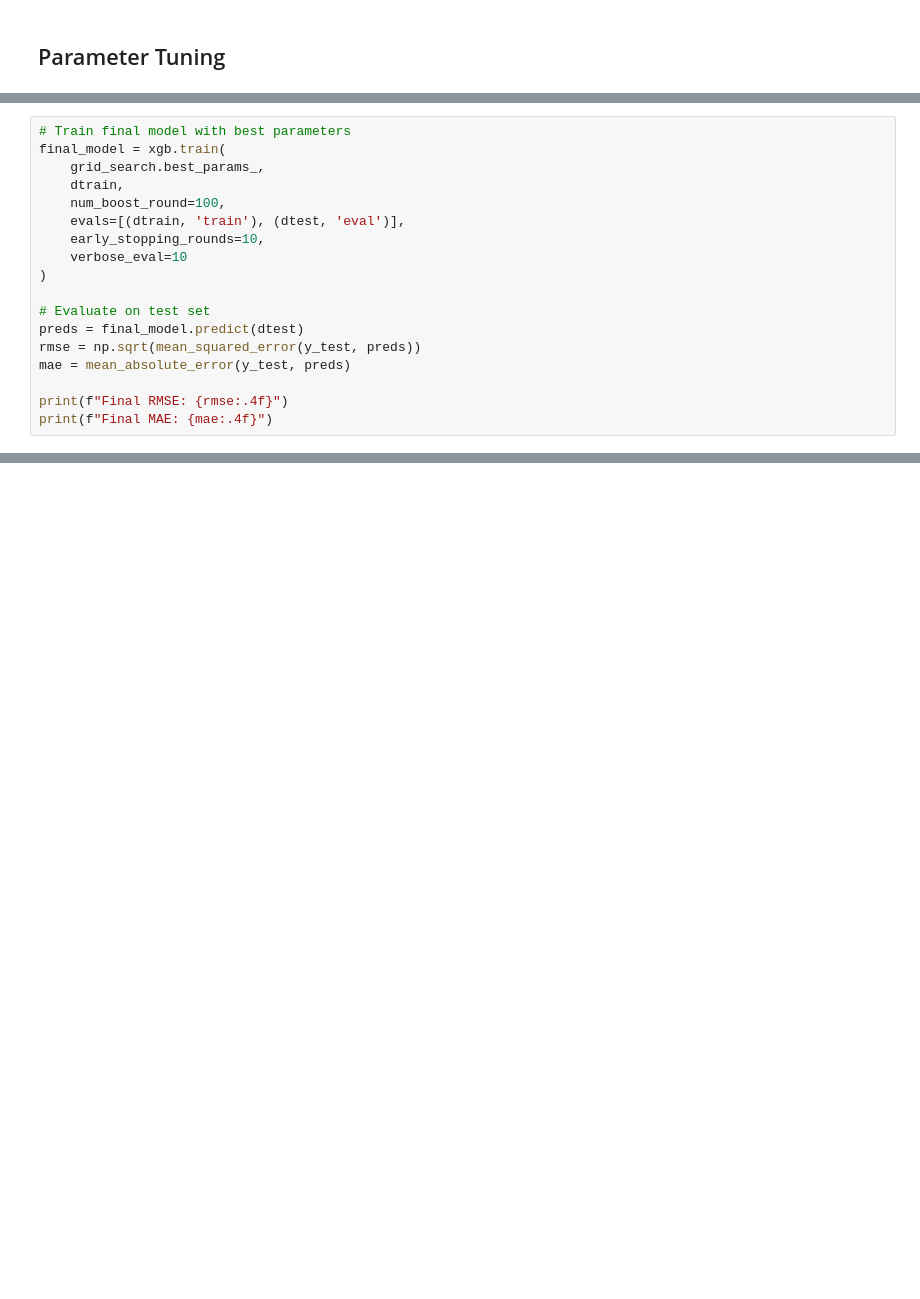
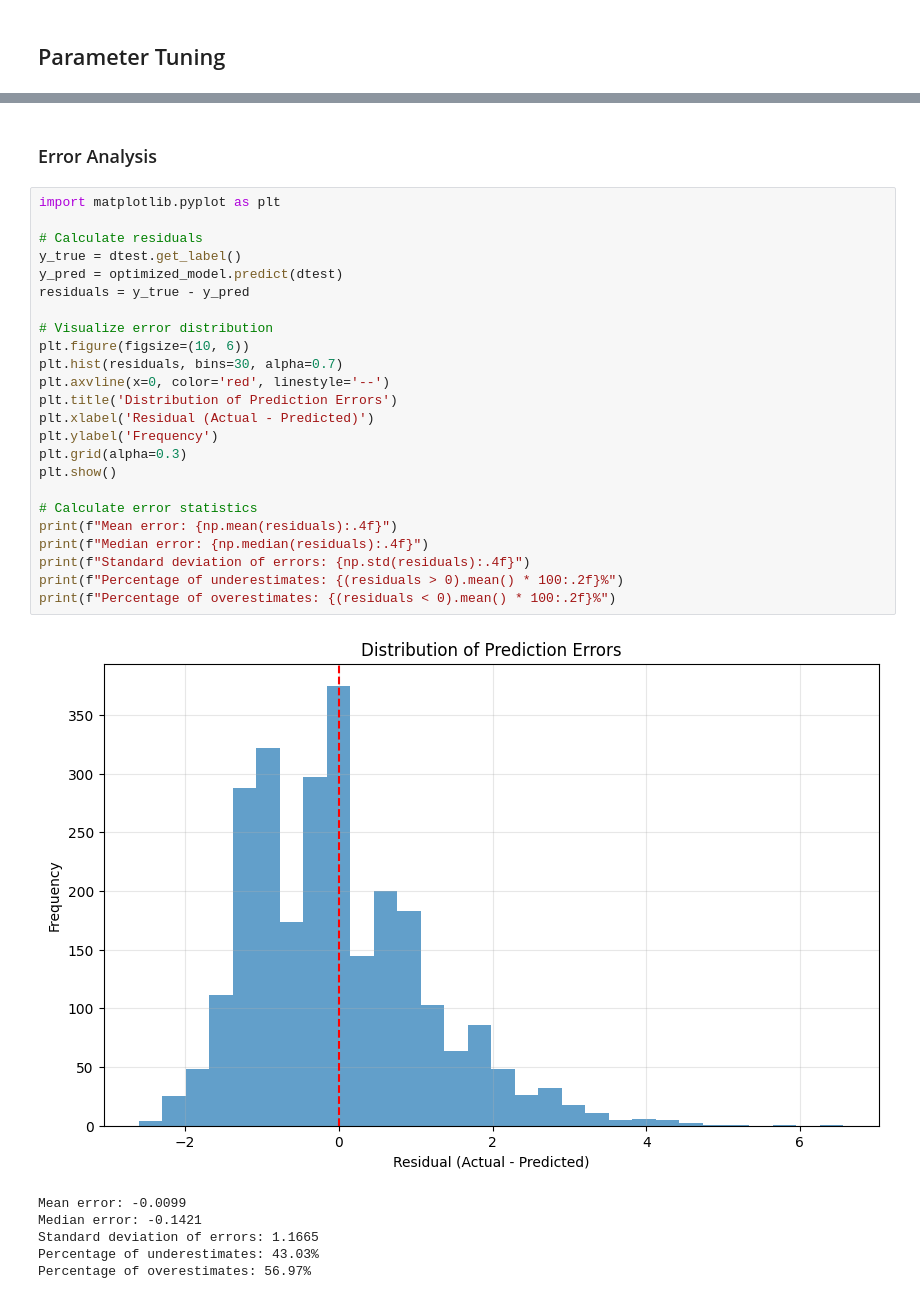
Before and after one commit to louis-porter/algobetting, a Jupyter notebook: algo/models/team_goals/xgb_team_goals.ipynb, the cells around one changed output, grey strips where cells are left out. Saved outputs shown, nothing was run; the diff lists cells and outputs as text; blank space fills up the shorter version.

Commit message:
evaluated model

```diff
--- a/algo/models/team_goals/xgb_team_goals.ipynb
+++ b/algo/models/team_goals/xgb_team_goals.ipynb
@@ -177,18 +329,0 @@ TypeError: train() got an unexpected keyword argument 'num_rounds'
-# %%
-# Train final model with best parameters
-final_model = xgb.train(
-    grid_search.best_params_,
-    dtrain,
-    num_boost_round=100,
-    evals=[(dtrain, 'train'), (dtest, 'eval')],
-    early_stopping_rounds=10,
-    verbose_eval=10
-)
-
-# Evaluate on test set
-preds = final_model.predict(dtest)
-rmse = np.sqrt(mean_squared_error(y_test, preds))
-mae = mean_absolute_error(y_test, preds)
-
-print(f"Final RMSE: {rmse:.4f}")
-print(f"Final MAE: {mae:.4f}")
@@ -296,0 +425,33 @@ Default Poisson neg log-likelihood: 1.4565
+# %% [markdown]
+### Error Analysis
+# %%
+import matplotlib.pyplot as plt
+
+# Calculate residuals
+y_true = dtest.get_label()
+y_pred = optimized_model.predict(dtest)
+residuals = y_true - y_pred
+
+# Visualize error distribution
+plt.figure(figsize=(10, 6))
+plt.hist(residuals, bins=30, alpha=0.7)
+plt.axvline(x=0, color='red', linestyle='--')
+plt.title('Distribution of Prediction Errors')
+plt.xlabel('Residual (Actual - Predicted)')
+plt.ylabel('Frequency')
+plt.grid(alpha=0.3)
+plt.show()
+
+# Calculate error statistics
+print(f"Mean error: {np.mean(residuals):.4f}")
+print(f"Median error: {np.median(residuals):.4f}")
+print(f"Standard deviation of errors: {np.std(residuals):.4f}")
+print(f"Percentage of underestimates: {(residuals > 0).mean() * 100:.2f}%")
+print(f"Percentage of overestimates: {(residuals < 0).mean() * 100:.2f}%")
+# %% [output]
+[figure, added]
+Mean error: -0.0099
+Median error: -0.1421
+Standard deviation of errors: 1.1665
+Percentage of underestimates: 43.03%
+Percentage of overestimates: 56.97%
```
Also changed, not shown: parts of 12 cells of this notebook.
